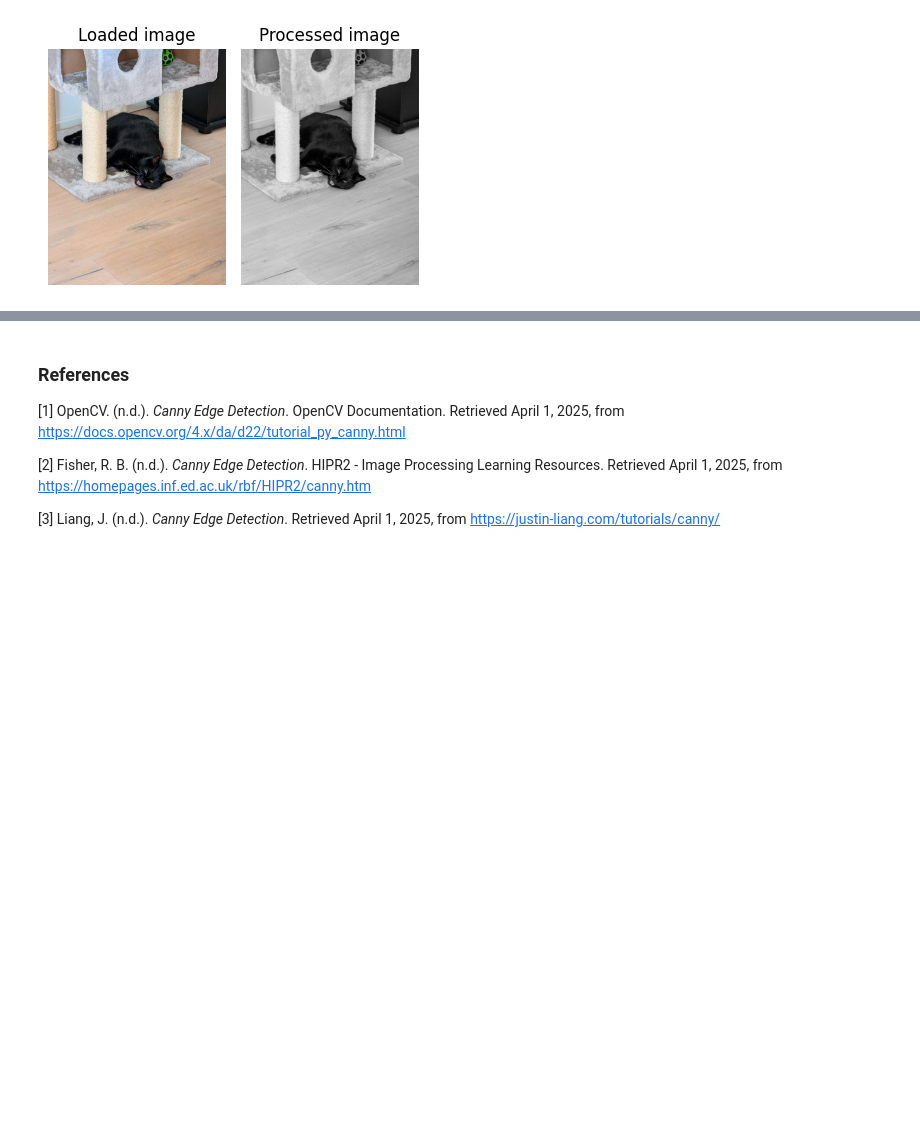
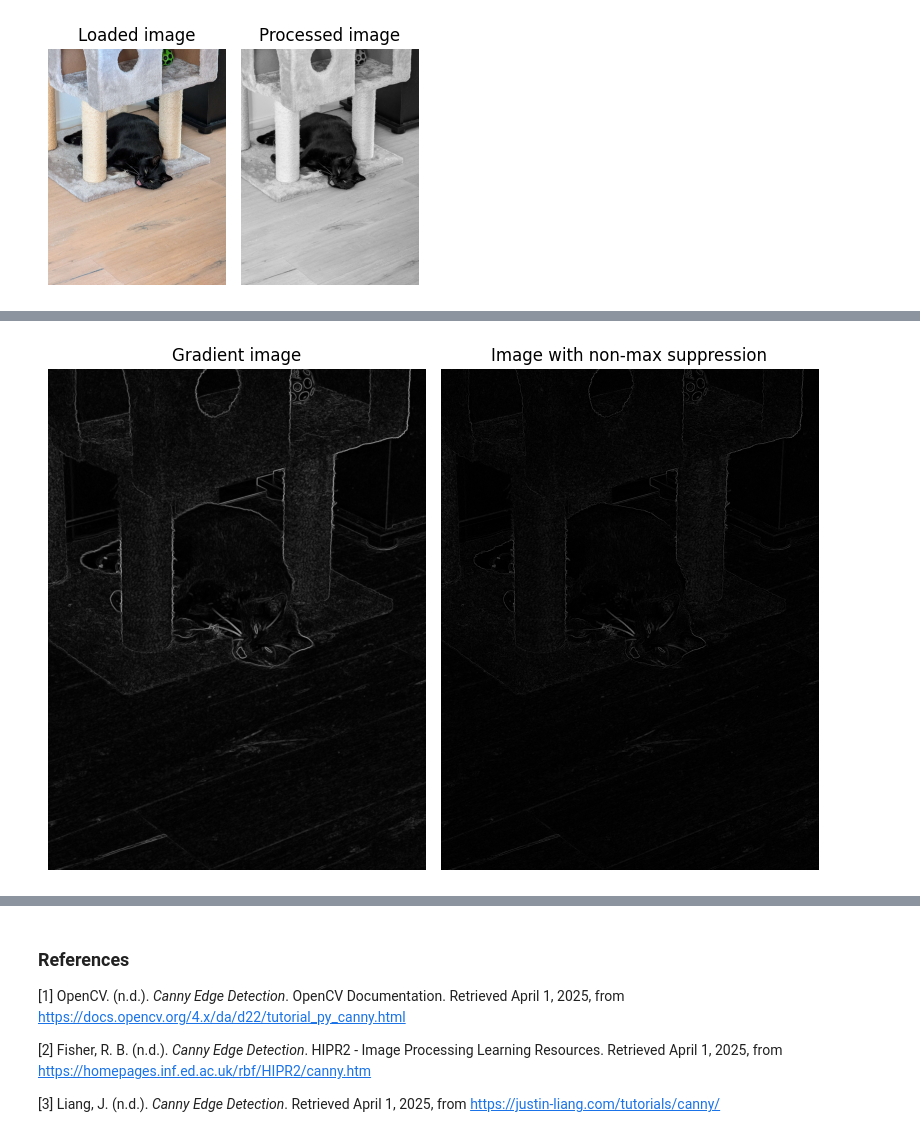
Before and after one commit to dev-sebastien/Canny-Edge-Detection, a Jupyter notebook: Canny_edge_detection.ipynb, the cells around one changed output, grey strips where cells are left out. Cells and saved outputs as stored; diff of their text form; code cells hidden in the pictures; blank space fills up the shorter version.

Commit message:
canny edge detection implementation

```diff
--- a/Canny_edge_detection.ipynb
+++ b/Canny_edge_detection.ipynb
@@ -53,0 +120,40 @@ Downscaling done: 3072x4080 → 1536x2040
+# %%
+# Quantize the gradient directions from the directions matrix into 0, 45, 90, and 135 for this step
+
+non_max_img = np.zeros_like(G)
+rows, cols = directions.shape
+directions = np.mod(directions, np.pi) #Transfomr all angles into the 4 relevant directions eg: -45 -> 135 degrees
+
+for i in range(1,rows-1): #avoid the very edge of the image for the computation
+    for j in range(1, cols-1):
+        # Direction 0 degrees:
+        if abs(directions[i,j]) <= np.pi/8 or (abs(directions[i,j]) > 7 * np.pi/8):
+            if G[i,j-1] <= G[i,j] >= G[i,j+1]:
+                non_max_img[i,j] = G[i,j]
+        # Direction 45 degrees:
+        elif abs(directions[i,j]) <= 3 * np.pi/8 and (abs(directions[i,j]) > np.pi/8):
+            if G[i-1,j-1] <= G[i,j] >= G[i+1,j+1]:
+                non_max_img[i,j] = G[i,j]
+        # Direction 90 degrees
+        elif abs(directions[i,j]) > 3 * np.pi/8 and (abs(directions[i,j]) <= 5 * np.pi/8):
+            if G[i-1,j] <= G[i,j] >= G[i+1,j]:
+                non_max_img[i,j] = G[i,j]
+        # Direction 135 degrees
+        elif abs(directions[i,j]) <= 7 * np.pi/8 and (abs(directions[i,j]) > 5 * np.pi/8):
+            if G[i-1,j+1] <= G[i,j] >= G[i+1,j-1]:
+                non_max_img[i,j] = G[i,j]
+
+fig, (im1, im2) = plt.subplots(1, 2, figsize = (8, 7))
+
+im1.imshow(G, cmap = "gray")
+im1.set_title("Gradient image")
+im1.axis("off")
+
+im2.imshow(non_max_img, cmap = "gray")
+im2.set_title("Image with non-max suppression")
+im2.axis("off")
+
+plt.tight_layout()
+plt.show()
+# %% [output]
+[figure, added]
```
Also changed, not shown: parts of 10 cells of this notebook, 1 other file.
